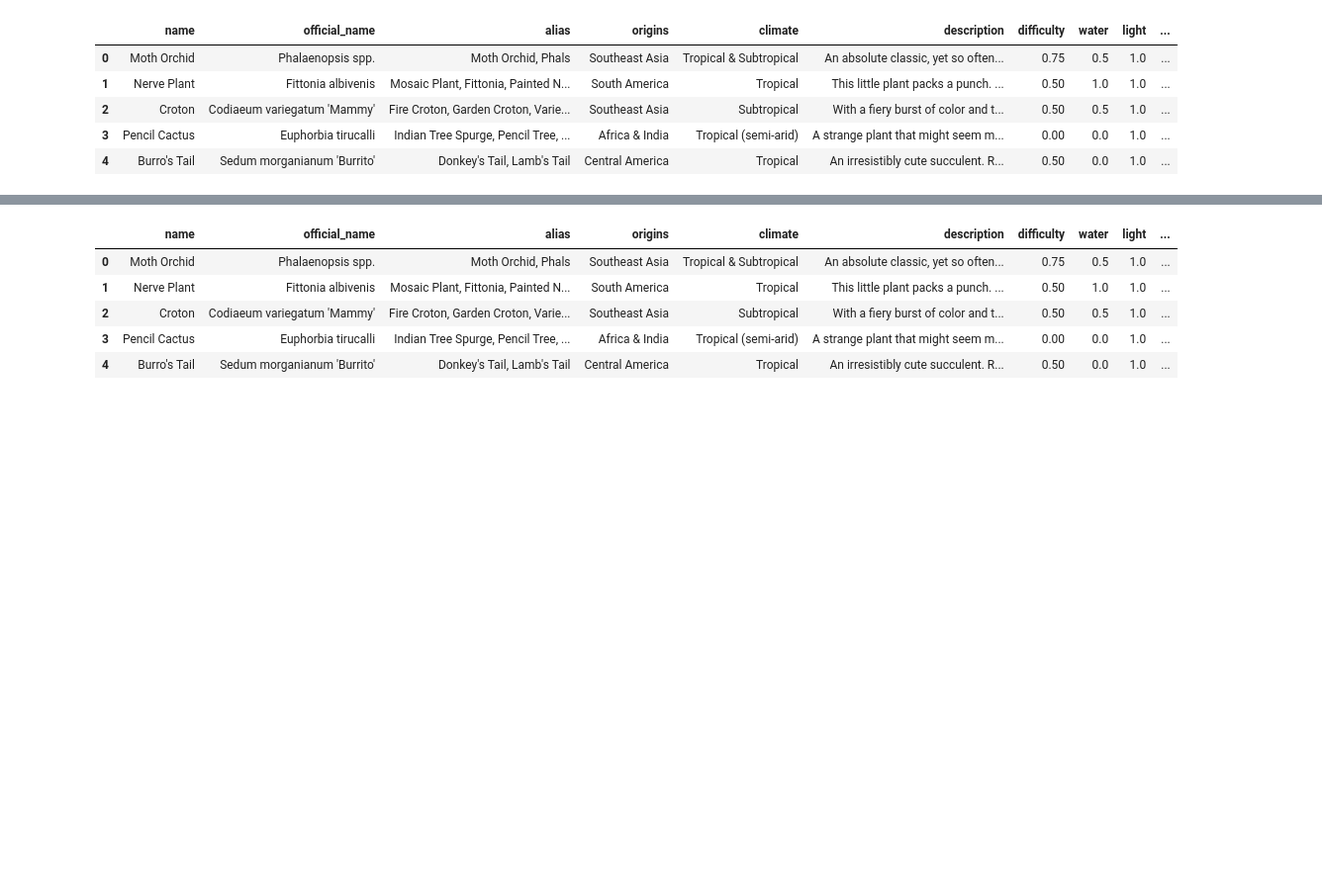
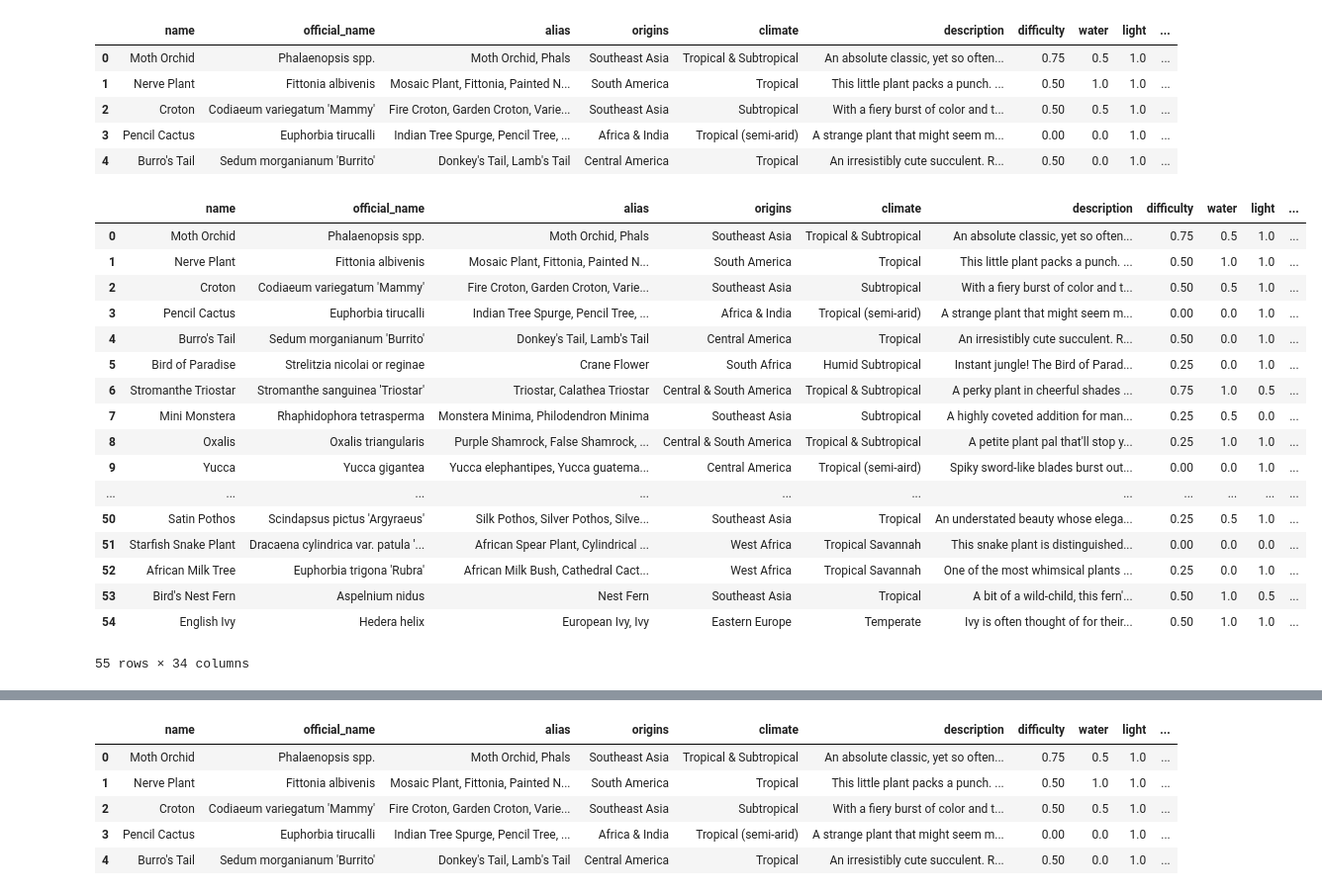
Before and after one commit to ManhTin/plant-recommender-datasource, a Jupyter notebook: notebooks/howmanyplants.ipynb, the cells around one changed output, grey strips where cells are left out. Shown: that part at 99% size. Cells and saved outputs as stored; diff of their text form; code cells hidden in the pictures; blank space fills up the shorter version.

Commit message:
process leaf features

```diff
--- a/notebooks/howmanyplants.ipynb
+++ b/notebooks/howmanyplants.ipynb
@@ -54,3 +54,58 @@ plants.head()
 | 2 | Croton | Codiaeum variegatum 'Mammy' | Fire Croton, Garden Croton, Varie... | Southeast Asia | Subtropical | With a fiery burst of color and t... | 0.50 | 0.5 | 1.0 | ... |
 | 3 | Pencil Cactus | Euphorbia tirucalli | Indian Tree Spurge, Pencil Tree, ... | Africa & India | Tropical (semi-arid) | A strange plant that might seem m... | 0.00 | 0.0 | 1.0 | ... |
 | 4 | Burro's Tail | Sedum morganianum 'Burrito' | Donkey's Tail, Lamb's Tail | Central America | Tropical | An irresistibly cute succulent. R... | 0.50 | 0.0 | 1.0 | ... |
+# %%
+# extract leaf features from leaf description
+
+# color
+plants['leaf_green'] = 0
+plants.loc[plants.leaf_shape.str.contains('green'), 'green'] = 1
+plants['leaf_multicolored'] = 0
+plants.loc[plants.green == 0, 'green'] = 1
+plants.leaf_shape.unique()
+
+# shape
+# leave shape mapping
+leaf_shape_mappping = {
+    'oblong': ['oblong', 'slender', 'angel-wing', 'paddle'],
+    'oval': ['almond', 'oval'],
+    'teardrop': ['teardrop'],
+    'triangular': ['triangular'],
+    'spear': ['spears', 'stud'],
+    'heart': ['heart', 'arrowhead'],
+    'wavy': ['wavy', 'twisted', 'violin', 'zig-zag'],
+    'palmate': ['palmate'],
+    'split': ['split', 'feathery', 'frilly', 'fronds'],
+    'round': ['round'],
+    'ribbon': ['ribbon', 'tendrils', 'dolphins']
+}
+
+for shape, keywords in leaf_shape_mappping.items():
+    plants[shape] = 0
+    plants.loc[plants.leaf_shape.str.contains('|'.join(keywords)), shape] = 1
+
+# pattern
+leaf_pattern_keywords = ['pattern', 'variegation', 'dot', 'striations', 'venation', 'Two-toned', 'inflorescence', 'stripe']
+plants['leaf_pattern'] = 0
+plants.loc[plants.leaf_shape.str.contains('|'.join(leaf_pattern_keywords)), 'leaf_pattern'] = 1
+
+plants
+# %% [output]
+|  | name | official_name | alias | origins | climate | description | difficulty | water | light | ... |
+| 0 | Moth Orchid | Phalaenopsis spp. | Moth Orchid, Phals | Southeast Asia | Tropical & Subtropical | An absolute classic, yet so often... | 0.75 | 0.5 | 1.0 | ... |
+| 1 | Nerve Plant | Fittonia albivenis | Mosaic Plant, Fittonia, Painted N... | South America | Tropical | This little plant packs a punch. ... | 0.50 | 1.0 | 1.0 | ... |
+| 2 | Croton | Codiaeum variegatum 'Mammy' | Fire Croton, Garden Croton, Varie... | Southeast Asia | Subtropical | With a fiery burst of color and t... | 0.50 | 0.5 | 1.0 | ... |
+| 3 | Pencil Cactus | Euphorbia tirucalli | Indian Tree Spurge, Pencil Tree, ... | Africa & India | Tropical (semi-arid) | A strange plant that might seem m... | 0.00 | 0.0 | 1.0 | ... |
+| 4 | Burro's Tail | Sedum morganianum 'Burrito' | Donkey's Tail, Lamb's Tail | Central America | Tropical | An irresistibly cute succulent. R... | 0.50 | 0.0 | 1.0 | ... |
+| 5 | Bird of Paradise | Strelitzia nicolai or reginae | Crane Flower | South Africa | Humid Subtropical | Instant jungle! The Bird of Parad... | 0.25 | 0.0 | 1.0 | ... |
+| 6 | Stromanthe Triostar | Stromanthe sanguinea 'Triostar' | Triostar, Calathea Triostar | Central & South America | Tropical & Subtropical | A perky plant in cheerful shades ... | 0.75 | 1.0 | 0.5 | ... |
+| 7 | Mini Monstera | Rhaphidophora tetrasperma | Monstera Minima, Philodendron Minima | Southeast Asia | Subtropical | A highly coveted addition for man... | 0.25 | 0.5 | 0.0 | ... |
+| 8 | Oxalis | Oxalis triangularis | Purple Shamrock, False Shamrock, ... | Central & South America | Tropical & Subtropical | A petite plant pal that'll stop y... | 0.25 | 1.0 | 1.0 | ... |
+| 9 | Yucca | Yucca gigantea | Yucca elephantipes, Yucca guatema... | Central America | Tropical (semi-aird) | Spiky sword-like blades burst out... | 0.00 | 0.0 | 1.0 | ... |
+| ... | ... | ... | ... | ... | ... | ... | ... | ... | ... | ... |
+| 50 | Satin Pothos | Scindapsus pictus 'Argyraeus' | Silk Pothos, Silver Pothos, Silve... | Southeast Asia | Tropical | An understated beauty whose elega... | 0.25 | 0.5 | 1.0 | ... |
+| 51 | Starfish Snake Plant | Dracaena cylindrica var. patula '... | African Spear Plant, Cylindrical ... | West Africa | Tropical Savannah | This snake plant is distinguished... | 0.00 | 0.0 | 0.0 | ... |
+| 52 | African Milk Tree | Euphorbia trigona 'Rubra' | African Milk Bush, Cathedral Cact... | West Africa | Tropical Savannah | One of the most whimsical plants ... | 0.25 | 0.0 | 1.0 | ... |
+| 53 | Bird's Nest Fern | Aspelnium nidus | Nest Fern | Southeast Asia | Tropical | A bit of a wild-child, this fern'... | 0.50 | 1.0 | 0.5 | ... |
+| 54 | English Ivy | Hedera helix | European Ivy, Ivy | Eastern Europe | Temperate | Ivy is often thought of for their... | 0.50 | 1.0 | 1.0 | ... |
+55 rows × 34 columns
```
Also changed, not shown: parts of 1 cell of this notebook.
